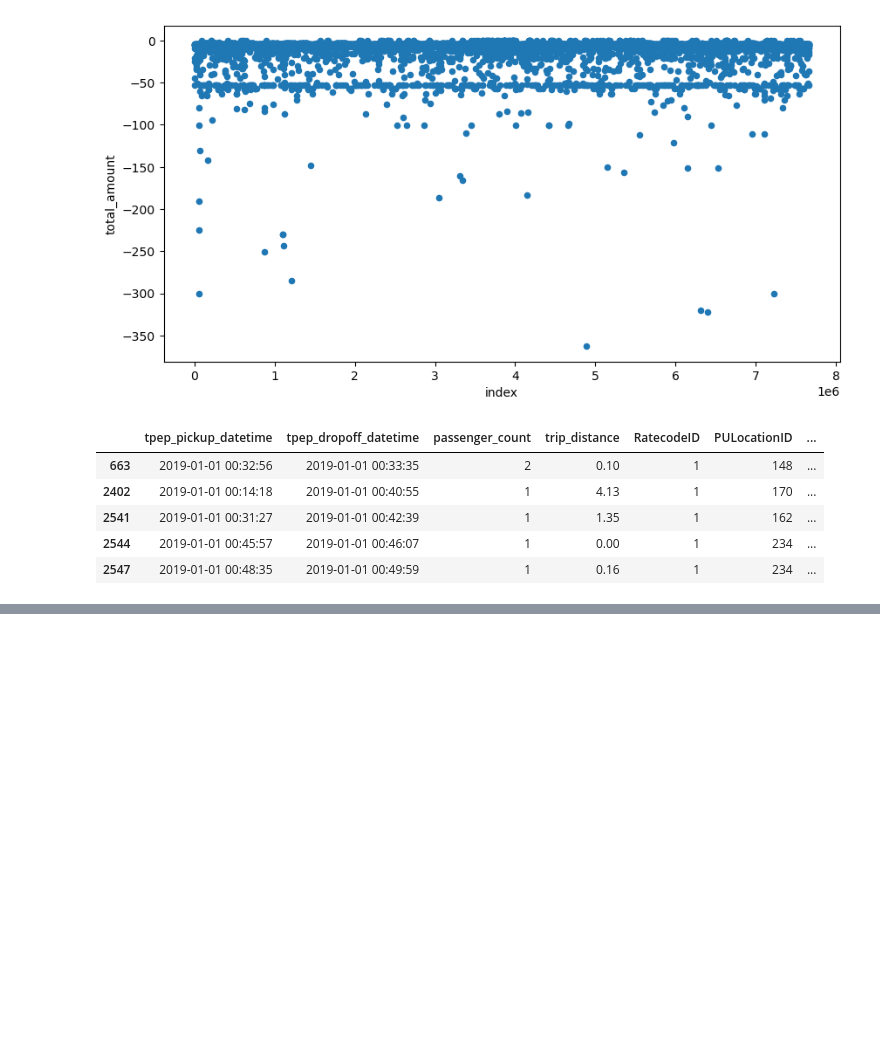
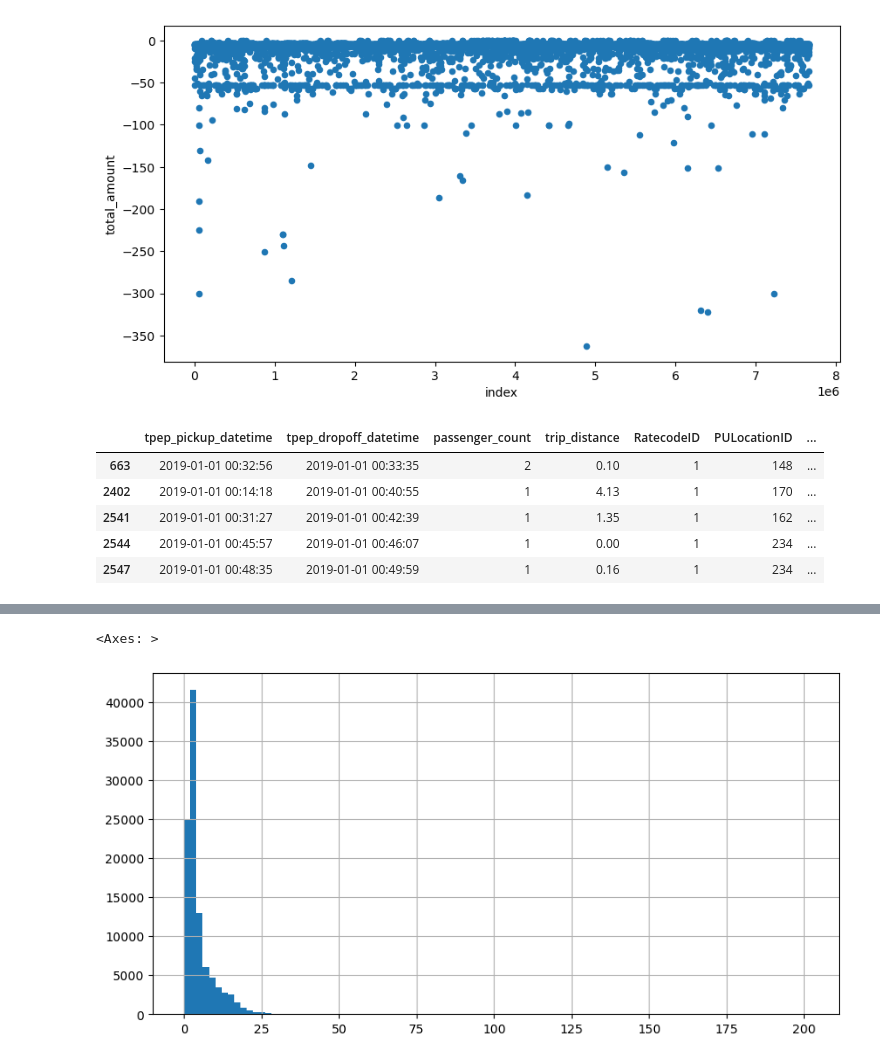
Before and after one commit to jamesaje/New-York-Taxi-Analysis, a Jupyter notebook: project_notebook.ipynb, the cells around one changed output, grey strips where cells are left out. Saved outputs shown, nothing was run; the diff lists cells and outputs as text; code cells hidden in the pictures; blank space fills up the shorter version.

```diff
--- a/project_notebook.ipynb
+++ b/project_notebook.ipynb
@@ -192,0 +324,4 @@ dtype: int64
+# %%
+trip_data_final_new = trip_data_final[all_needed_cols]
+print(trip_data_final_new.shape)
+trip_data_final_new.head()
@@ -192,0 +336,6 @@ dtype: int64
+# %%
+trip_by_region = trip_data_final_new.groupby(categorical_cols).mean().reset_index()
+# %%
+trip_by_region['count_of_transactions'] = trip_data_final_new.groupby(categorical_cols).count().reset_index()['total_amount']
+print(trip_by_region.shape)
+trip_by_region.head()
@@ -192,0 +350,5 @@ dtype: int64
+# %%
+trip_by_region['trip_distance'].hist(bins=100, figsize=(10,5))
+# %% [output]
+<Axes: >
+[figure, added]
```
Also changed, not shown: parts of 49 cells of this notebook.
